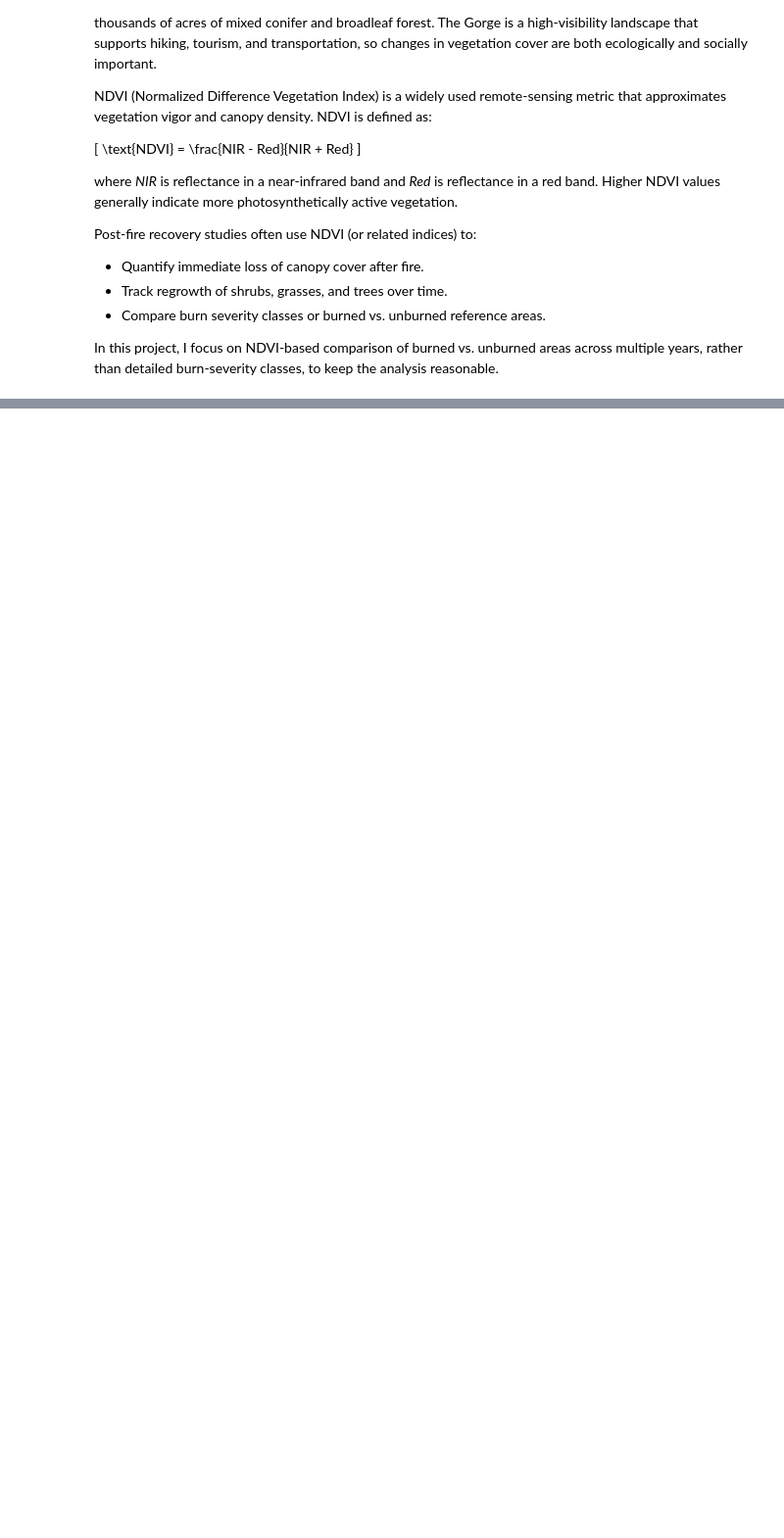
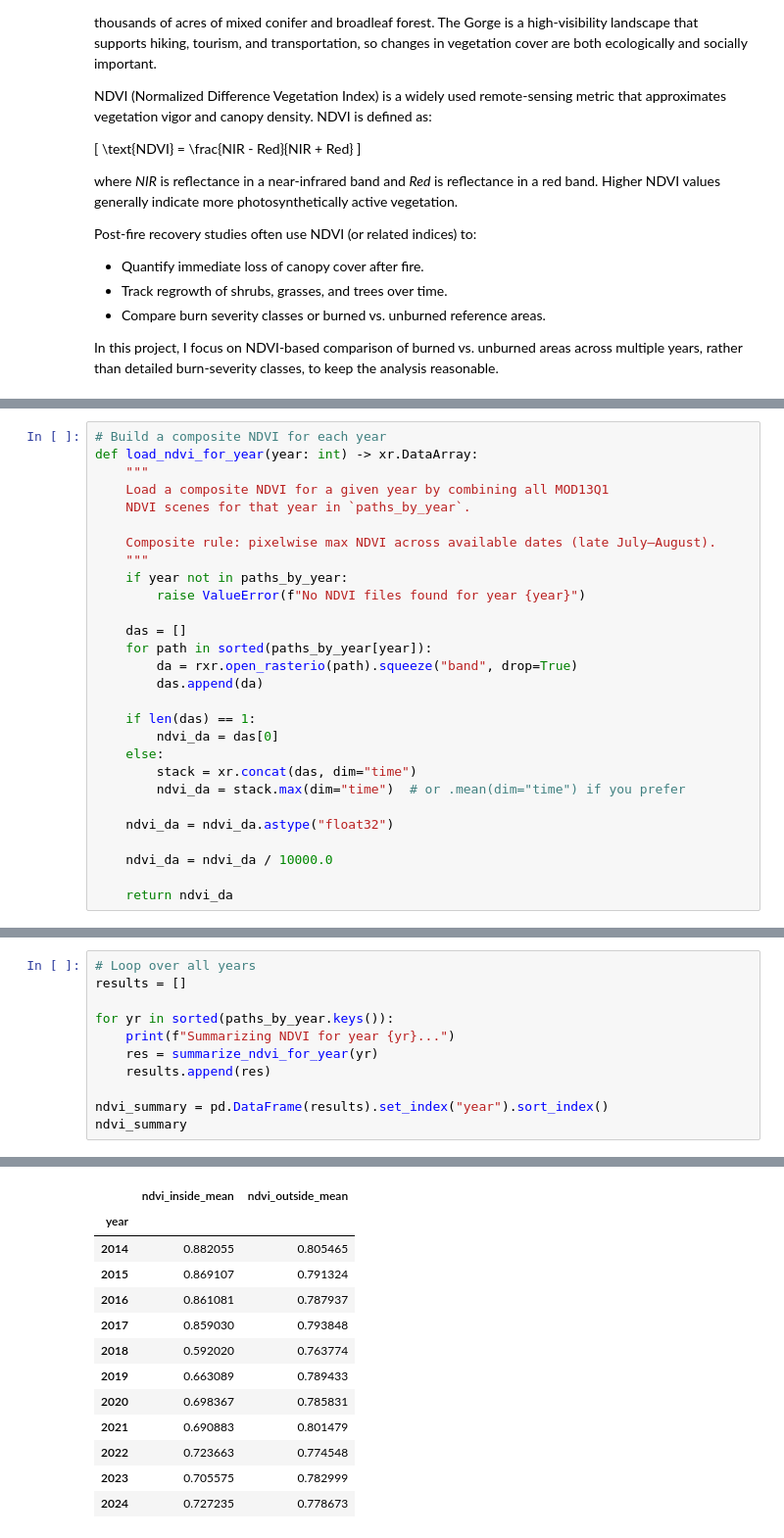
Before and after one commit to earthlab-education/04-vegetation-tkbravo, a Jupyter notebook: notebooks/fire.ipynb, the cells around one changed output, grey strips where cells are left out. Shown: that part at 98% size. Drawn from its saved outputs; the diff is of its cells as text; blank space fills up the shorter version.

```diff
--- a/notebooks/fire.ipynb
+++ b/notebooks/fire.ipynb
@@ -345,0 +253,28 @@ plot_ndvi_panel(ndvi_maps, inside_gdf)
+# %%
+# Build a composite NDVI for each year
+def load_ndvi_for_year(year: int) -> xr.DataArray:
+    """
+    Load a composite NDVI for a given year by combining all MOD13Q1
+    NDVI scenes for that year in `paths_by_year`.
+
+    Composite rule: pixelwise max NDVI across available dates (late July–August).
+    """
+    if year not in paths_by_year:
+        raise ValueError(f"No NDVI files found for year {year}")
+
+    das = []
+    for path in sorted(paths_by_year[year]):
+        da = rxr.open_rasterio(path).squeeze("band", drop=True)
+        das.append(da)
+
+    if len(das) == 1:
+        ndvi_da = das[0]
+    else:
+        stack = xr.concat(das, dim="time")
+        ndvi_da = stack.max(dim="time")  # or .mean(dim="time") if you prefer
+
+    ndvi_da = ndvi_da.astype("float32")
+
+    ndvi_da = ndvi_da / 10000.0
+
+    return ndvi_da
@@ -345,0 +326,12 @@ plot_ndvi_panel(ndvi_maps, inside_gdf)
+# %%
+# Loop over all years
+results = []
+
+for yr in sorted(paths_by_year.keys()):
+    print(f"Summarizing NDVI for year {yr}...")
+    res = summarize_ndvi_for_year(yr)
+    results.append(res)
+
+ndvi_summary = pd.DataFrame(results).set_index("year").sort_index()
+ndvi_summary
+# %% [output]
@@ -345,0 +349,13 @@ plot_ndvi_panel(ndvi_maps, inside_gdf)
+|  | ndvi_inside_mean | ndvi_outside_mean |
+| year |  |  |
+| 2014 | 0.882055 | 0.805465 |
+| 2015 | 0.869107 | 0.791324 |
+| 2016 | 0.861081 | 0.787937 |
+| 2017 | 0.859030 | 0.793848 |
+| 2018 | 0.592020 | 0.763774 |
+| 2019 | 0.663089 | 0.789433 |
+| 2020 | 0.698367 | 0.785831 |
+| 2021 | 0.690883 | 0.801479 |
+| 2022 | 0.723663 | 0.774548 |
+| 2023 | 0.705575 | 0.782999 |
+| 2024 | 0.727235 | 0.778673 |
```
Also changed, not shown: parts of 24 cells of this notebook.
